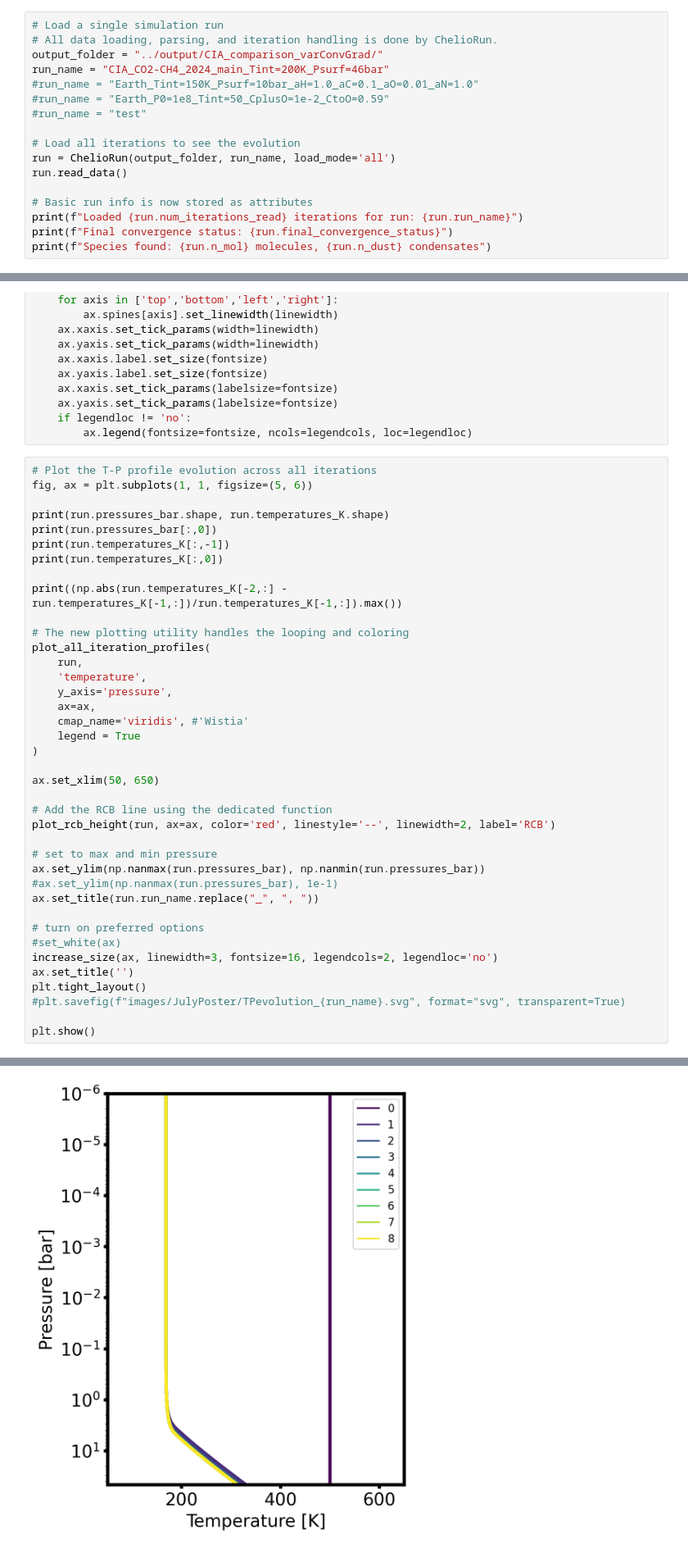
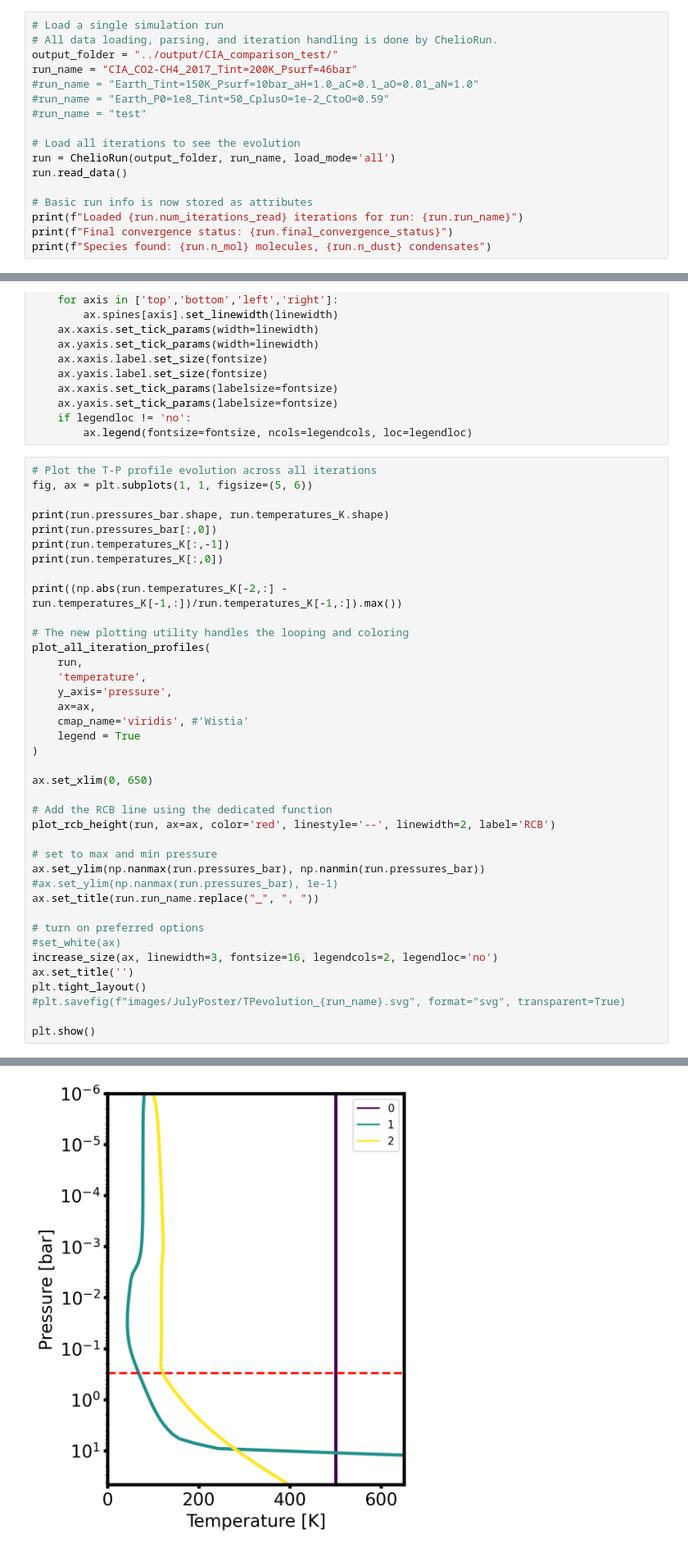
Before and after one commit to DavidDahlbudding/chelio, a Jupyter notebook: analyze/1_IndividualRun.ipynb, the cells around one changed output, grey strips where cells are left out. Shown at 82% size. Saved outputs shown, nothing was run; the diff lists cells and outputs as text.

```diff
--- a/analyze/1_IndividualRun.ipynb
+++ b/analyze/1_IndividualRun.ipynb
@@ -10,8 +10,8 @@ from analyze_modules import ChelioRun, plot_all_iteration_profiles, plot_profile
 # %%
 # Load a single simulation run
 # All data loading, parsing, and iteration handling is done by ChelioRun.
-output_folder = "../output/CIA_comparison_varConvGrad/"
-run_name = "CIA_CO2-CH4_2024_main_Tint=200K_Psurf=46bar"
+output_folder = "../output/CIA_comparison_test/"
+run_name = "CIA_CO2-CH4_2017_Tint=200K_Psurf=46bar"
 #run_name = "Earth_Tint=150K_Psurf=10bar_aH=1.0_aC=0.1_aO=0.01_aN=1.0"
 #run_name = "Earth_P0=1e8_Tint=50_CplusO=1e-2_CtoO=0.59"
 #run_name = "test"
@@ -73,7 +73,7 @@ plot_all_iteration_profiles(
     legend = True
 )
 
-ax.set_xlim(50, 650)
+ax.set_xlim(0, 650)
 
 # Add the RCB line using the dedicated function
 plot_rcb_height(run, ax=ax, color='red', linestyle='--', linewidth=2, label='RCB')
@@ -103,4 +100,4 @@ RCB not found in the given data.
-[figure, old version]
+[figure, new version]
 # %%
 # Plot molecular mixing ratios for the final converged step
 i = -1
```
Also changed, not shown: parts of 11 cells of this notebook, 6 other files.
